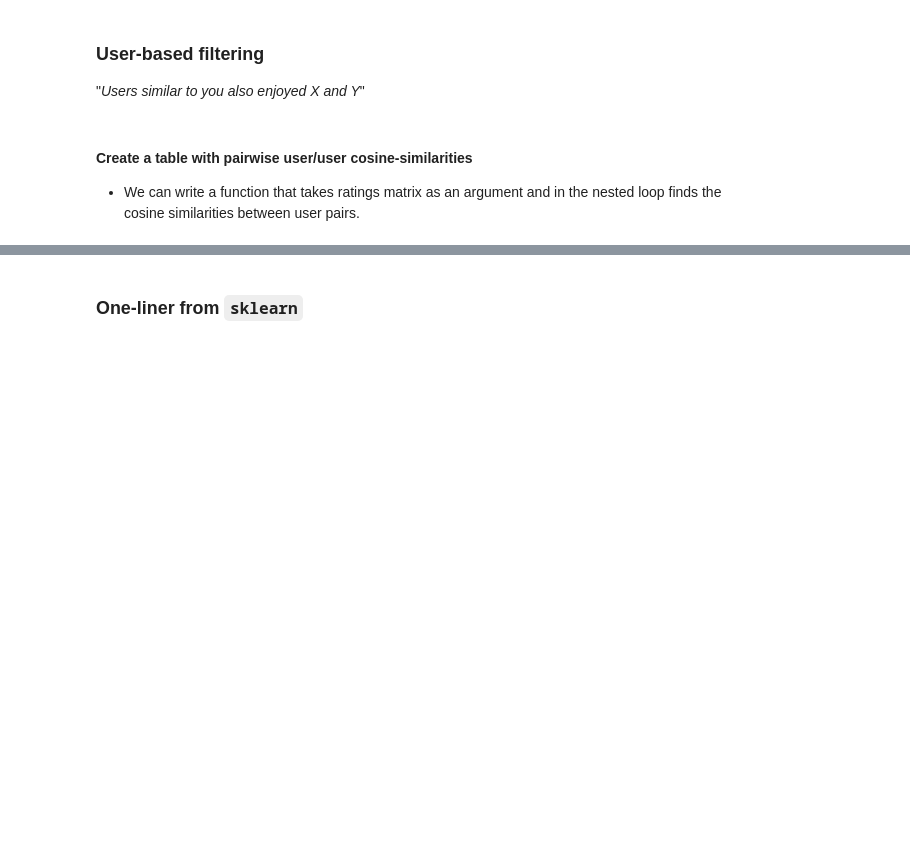
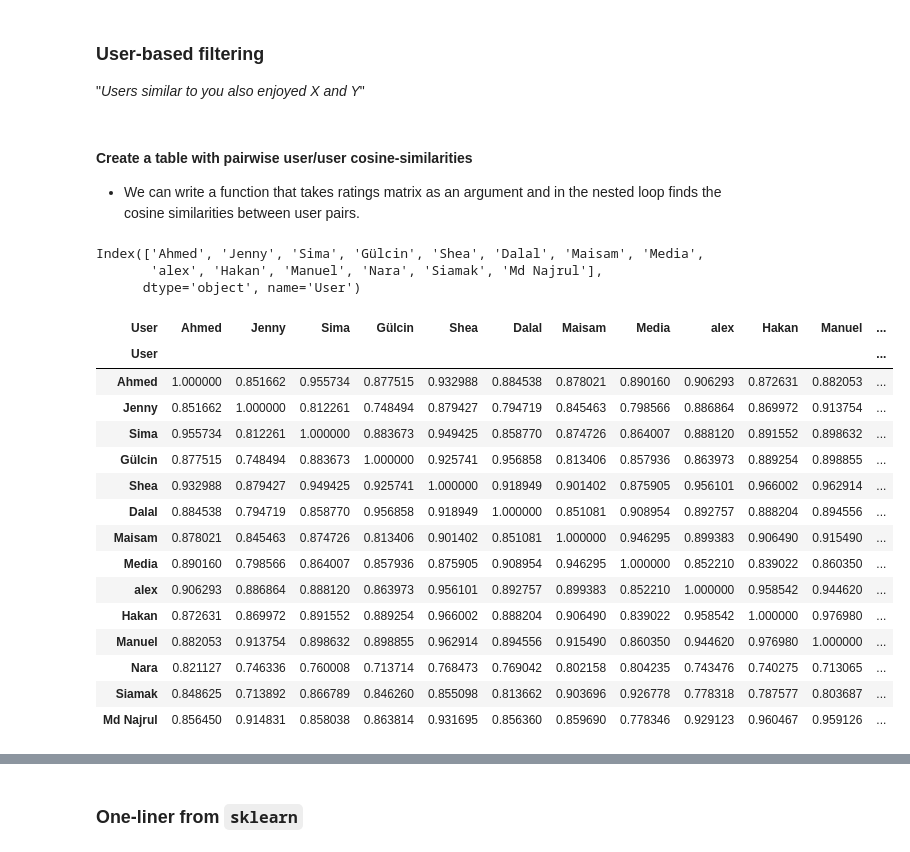
Before and after one commit to RosiNantis/Projects_from_Spiced_personal, a Jupyter notebook: week_10/10.4.cosine_similarity/cosine_similarity_sri.ipynb, the cells around one changed output, grey strips where cells are left out. Drawn from its saved outputs; the diff is of its cells as text; code cells hidden in the pictures; blank space fills up the shorter version.

```diff
--- a/week_10/10.4.cosine_similarity/cosine_similarity_sri.ipynb
+++ b/week_10/10.4.cosine_similarity/cosine_similarity_sri.ipynb
@@ -106,3 +134,9 @@ We can take two user vectors and compare them:
 # %% [markdown]
 #### Create a table with pairwise user/user cosine-similarities
 * We can write a function that takes ratings matrix as an argument and in the nested loop finds the cosine similarities between user pairs.
+# %%
+R.index
+# %% [output]
+Index(['Ahmed', 'Jenny', 'Sima', 'Gülcin', 'Shea', 'Dalal', 'Maisam', 'Media',
+       'alex', 'Hakan', 'Manuel', 'Nara', 'Siamak', 'Md Najrul'],
+      dtype='object', name='User')
@@ -109,2 +154,22 @@ We can take two user vectors and compare them:
+# %%
+cosine_similarity_table = cos_sim_table(R)
+cosine_similarity_table
+# %% [output]
+| User | Ahmed | Jenny | Sima | Gülcin | Shea | Dalal | Maisam | Media | alex | Hakan | Manuel | ... |
+| User |  |  |  |  |  |  |  |  |  |  |  | ... |
+| Ahmed | 1.000000 | 0.851662 | 0.955734 | 0.877515 | 0.932988 | 0.884538 | 0.878021 | 0.890160 | 0.906293 | 0.872631 | 0.882053 | ... |
+| Jenny | 0.851662 | 1.000000 | 0.812261 | 0.748494 | 0.879427 | 0.794719 | 0.845463 | 0.798566 | 0.886864 | 0.869972 | 0.913754 | ... |
+| Sima | 0.955734 | 0.812261 | 1.000000 | 0.883673 | 0.949425 | 0.858770 | 0.874726 | 0.864007 | 0.888120 | 0.891552 | 0.898632 | ... |
+| Gülcin | 0.877515 | 0.748494 | 0.883673 | 1.000000 | 0.925741 | 0.956858 | 0.813406 | 0.857936 | 0.863973 | 0.889254 | 0.898855 | ... |
+| Shea | 0.932988 | 0.879427 | 0.949425 | 0.925741 | 1.000000 | 0.918949 | 0.901402 | 0.875905 | 0.956101 | 0.966002 | 0.962914 | ... |
+| Dalal | 0.884538 | 0.794719 | 0.858770 | 0.956858 | 0.918949 | 1.000000 | 0.851081 | 0.908954 | 0.892757 | 0.888204 | 0.894556 | ... |
+| Maisam | 0.878021 | 0.845463 | 0.874726 | 0.813406 | 0.901402 | 0.851081 | 1.000000 | 0.946295 | 0.899383 | 0.906490 | 0.915490 | ... |
+| Media | 0.890160 | 0.798566 | 0.864007 | 0.857936 | 0.875905 | 0.908954 | 0.946295 | 1.000000 | 0.852210 | 0.839022 | 0.860350 | ... |
+| alex | 0.906293 | 0.886864 | 0.888120 | 0.863973 | 0.956101 | 0.892757 | 0.899383 | 0.852210 | 1.000000 | 0.958542 | 0.944620 | ... |
+| Hakan | 0.872631 | 0.869972 | 0.891552 | 0.889254 | 0.966002 | 0.888204 | 0.906490 | 0.839022 | 0.958542 | 1.000000 | 0.976980 | ... |
+| Manuel | 0.882053 | 0.913754 | 0.898632 | 0.898855 | 0.962914 | 0.894556 | 0.915490 | 0.860350 | 0.944620 | 0.976980 | 1.000000 | ... |
+| Nara | 0.821127 | 0.746336 | 0.760008 | 0.713714 | 0.768473 | 0.769042 | 0.802158 | 0.804235 | 0.743476 | 0.740275 | 0.713065 | ... |
+| Siamak | 0.848625 | 0.713892 | 0.866789 | 0.846260 | 0.855098 | 0.813662 | 0.903696 | 0.926778 | 0.778318 | 0.787577 | 0.803687 | ... |
+| Md Najrul | 0.856450 | 0.914831 | 0.858038 | 0.863814 | 0.931695 | 0.856360 | 0.859690 | 0.778346 | 0.929123 | 0.960467 | 0.959126 | ... |
 # %%
 #Can display the table as a heatmap:
```
Also changed, not shown: parts of 9 cells of this notebook.
